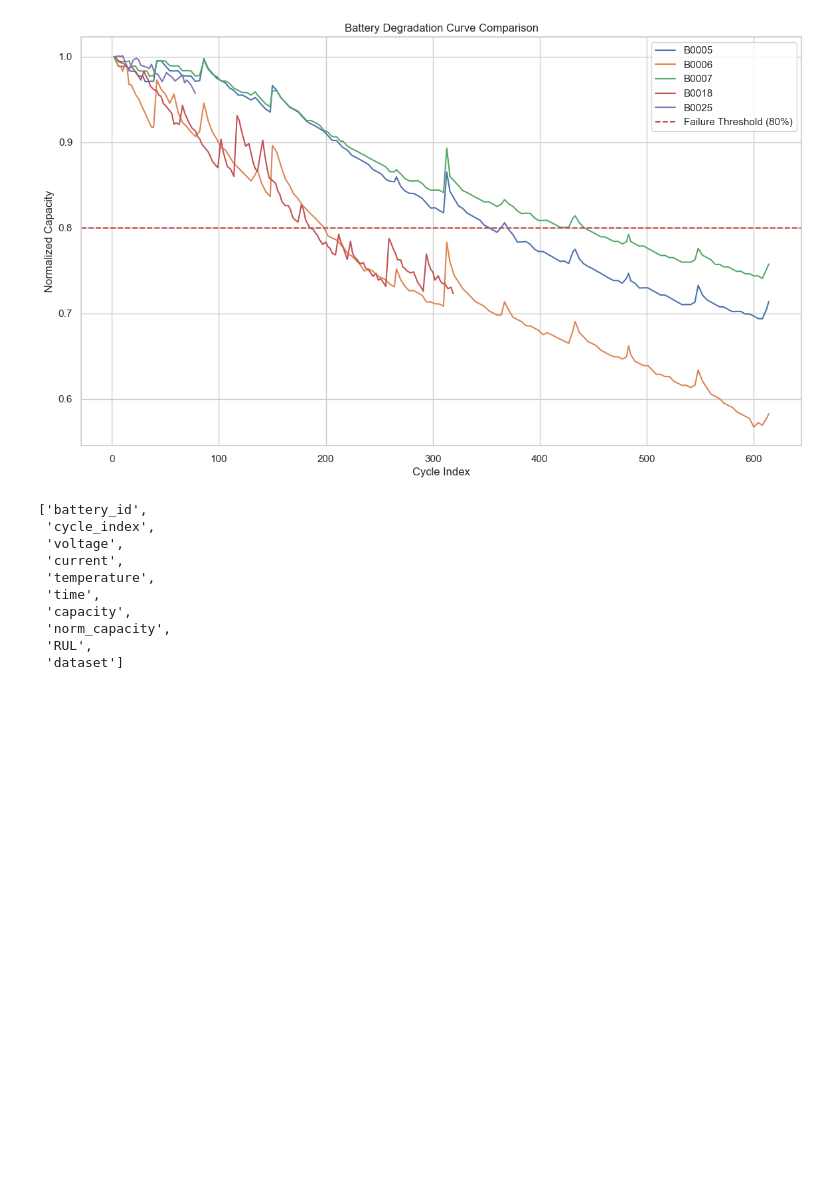
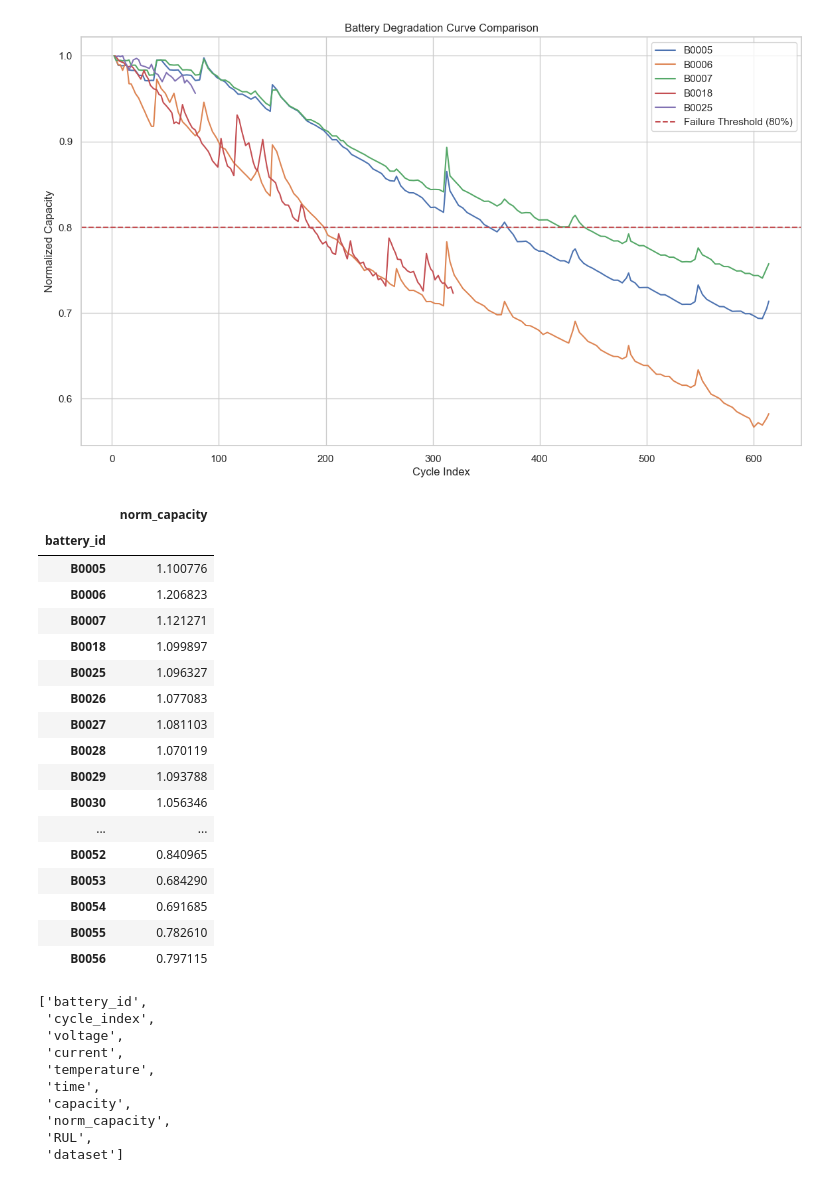
Before and after one commit to TyroneZeka/battery-health-forecasting, a Jupyter notebook: notebooks/nasa_battery_preprocessing.ipynb, the cells around one changed output. Drawn from its saved outputs; the diff is of its cells as text; code cells hidden in the pictures; blank space fills up the shorter version.

```diff
--- a/notebooks/nasa_battery_preprocessing.ipynb
+++ b/notebooks/nasa_battery_preprocessing.ipynb
@@ -179,10 +252,26 @@ df_battery.columns.tolist()
 # %%
 # First, calculate norm_capacity for each battery
 def normalize_capacity(group):
-    # Use the first non-NaN capacity as the initial capacity
-    initial_capacity = group['capacity'].dropna().iloc[0]
+    """
+    Normalize capacity using the maximum capacity in the first 10 cycles as the initial capacity.
+    This is more robust than using the first cycle.
+    """
+    # Take the first 10 cycles to find the peak capacity
+    first_10_cycles = group.head(10)
+
+    # Find the maximum capacity in these cycles
+    initial_capacity = first_10_cycles['capacity'].max()
+
+    # If max is NaN, use the first non-NaN value
+    if pd.isna(initial_capacity):
+        initial_capacity = group['capacity'].dropna().iloc[0]
+
+    # Normalize
     group['norm_capacity'] = group['capacity'] / initial_capacity
     return group
+
+# Apply the function
+df_battery = df_battery.groupby('battery_id', group_keys=False).apply(normalize_capacity)
 
 df_battery = df_battery.groupby('battery_id', group_keys=False).apply(normalize_capacity)
 
@@ -232,6 +333,41 @@ plt.grid(True)
 plt.show()
 # %% [output]
 [figure]
+# %%
+# Calculate the initial capacity for each battery
+initial_caps = df_battery.groupby('battery_id').first()['capacity']
+
+# Identify "good" batteries (e.g., B0005 to B0032, B0042 to B0056)
+good_batteries = [f'B{str(i).zfill(4)}' for i in list(range(5, 33)) + list(range(42, 57))]
+good_initial_caps = initial_caps[initial_caps.index.isin(good_batteries)]
+
+# Use the median as the "true" initial capacity
+reference_capacity = good_initial_caps.median()
+
+# Recalculate norm_capacity for all batteries
+df_battery['norm_capacity'] = df_battery['capacity'] / reference_capacity
+# %%
+a=df_battery.groupby(df_battery['battery_id']).agg({"norm_capacity": "max"})
+a
+# %% [output]
+|  | norm_capacity |
+| battery_id |  |
+| B0005 | 1.100776 |
+| B0006 | 1.206823 |
+| B0007 | 1.121271 |
+| B0018 | 1.099897 |
+| B0025 | 1.096327 |
+| B0026 | 1.077083 |
+| B0027 | 1.081103 |
+| B0028 | 1.070119 |
+| B0029 | 1.093788 |
+| B0030 | 1.056346 |
+| ... | ... |
+| B0052 | 0.840965 |
+| B0053 | 0.684290 |
+| B0054 | 0.691685 |
+| B0055 | 0.782610 |
+| B0056 | 0.797115 |
 # %%
 df_battery.columns.tolist()
 # %% [output]
```
Also changed, not shown: parts of 5 cells of this notebook, 22 other files.
